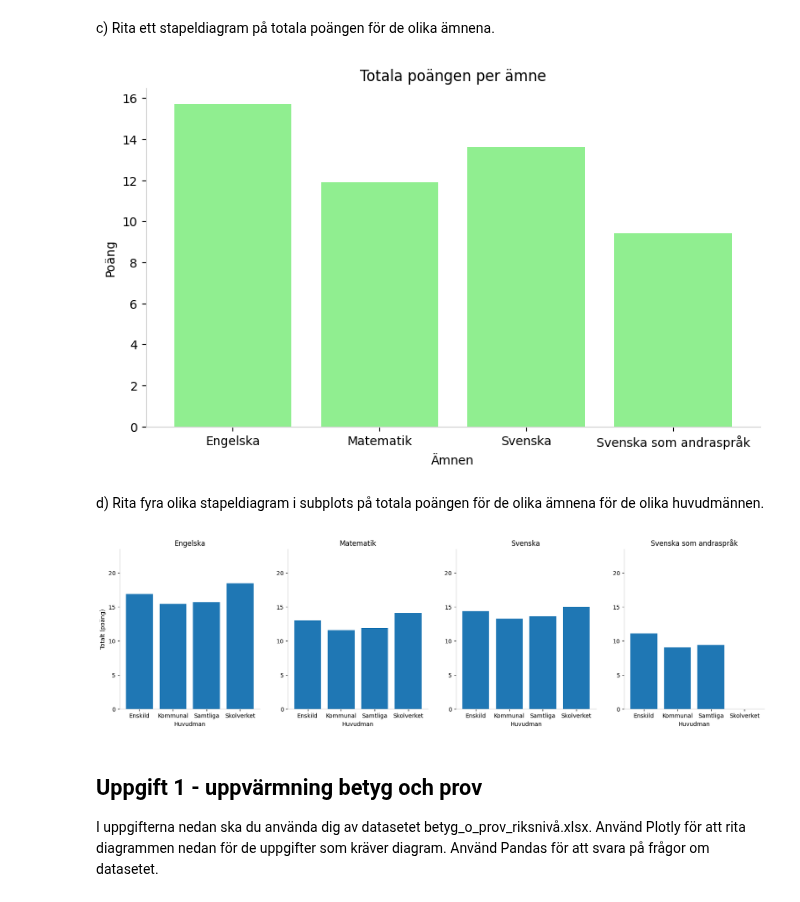
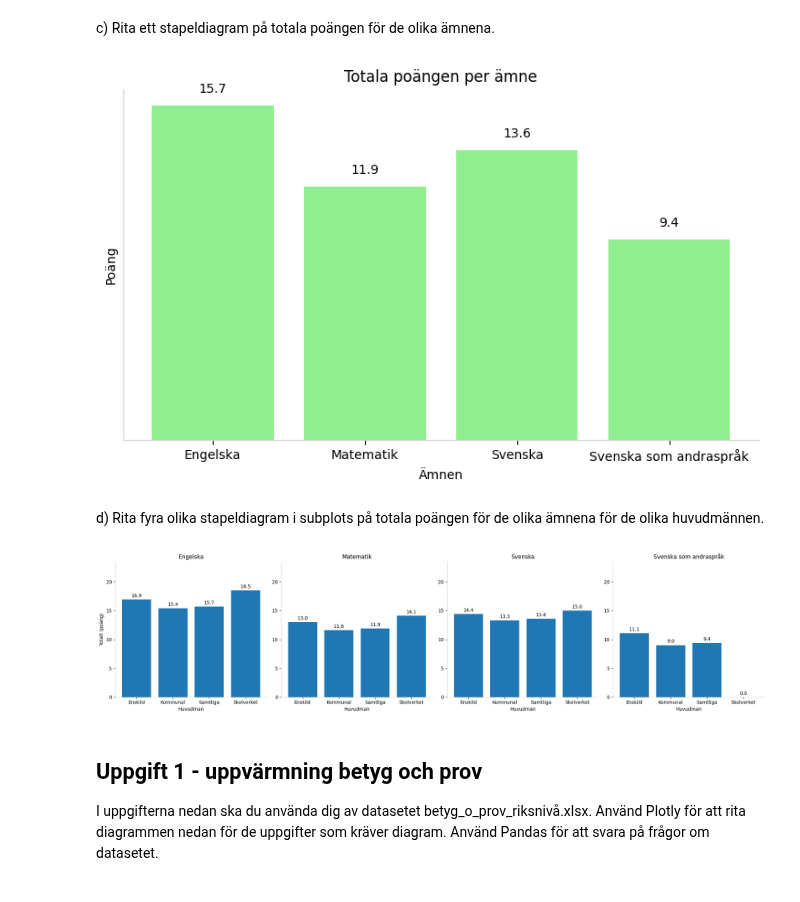
Before and after one commit to Joelholmb/Joel-Holmberg-OPA23, a Jupyter notebook: Labbar/Labb2.ipynb, the cells around one changed output. Saved outputs shown, nothing was run; the diff lists cells and outputs as text; code cells hidden in the pictures.

Commit message:
added annotations and removed yaxes ticks and labels

```diff
--- a/Labbar/Labb2.ipynb
+++ b/Labbar/Labb2.ipynb
@@ -78,7 +78,7 @@ subjects = ["Engelska", "Matematik", "Svenska", "Svenska som andraspråk"]
 points = [15.7, 11.9, 13.6, 9.4]
 
 plt.figure(figsize=(9, 5))
-plt.bar(subjects, points, color="Lightgreen")
+bars = plt.bar(subjects, points, color="Lightgreen")
 plt.title("Totala poängen per ämne")
 plt.xlabel("Ämnen")
 plt.ylabel("Poäng")
@@ -88,10 +88,18 @@ plt.gca().spines["right"].set_visible(False)
 plt.gca().spines["left"].set_color("lightgray")
 plt.gca().spines["bottom"].set_color("lightgray")
 
+# Annotera varje bar med dess värde
+for bar in bars:
+    yval = bar.get_height()
+    plt.text(bar.get_x() + bar.get_width()/2, yval + 0.5, round(yval, 1), ha='center', va='bottom')
+
+# Ta bort y-axelns ticks och labels
+plt.yticks([])
+
 plt.savefig("Labb2_visualiseringar/upg_c.png")
 plt.show()
 # %% [output]
-[figure, old version]
+[figure, new version]
 # %% [markdown]
 d) Rita fyra olika stapeldiagram i subplots på totala poängen för de olika ämnena för de olika huvudmännen.
 # %%
@@ -99,35 +107,46 @@ d) Rita fyra olika stapeldiagram i subplots på totala poängen för de olika ä
 for df in dataframes.values():
     df["Totalt (poäng)"] = pd.to_numeric(df["Totalt (poäng)"], errors='coerce')
 
 # Skapar en figur och subplots för varje ämne
 fig, axs = plt.subplots(1, len(subjects), figsize=(20, 5))
 
 # Hittar det högsta värdet bland alla staplar i alla DataFrames
 max_y_value = max(df['Totalt (poäng)'].max() for df in dataframes.values()) + 5  # Lägger till 5 enheter
 
 
 # Itererar över varje ämne och skapar ett stapeldiagram i varje subplot
 for i, subject in enumerate(subjects):
     df_subject = dataframes[subject]
     # Vi grupperar data efter 'Huvudman' och beräknar summan av 'Totalt (poäng)'
     df_grouped = df_subject.groupby("Huvudman")["Totalt (poäng)"].sum().reset_index()
     # Skapar stapeldiagrammet
-    axs[i].bar(df_grouped["Huvudman"], df_grouped["Totalt (poäng)"])
+    bars = axs[i].bar(df_grouped["Huvudman"], df_grouped["Totalt (poäng)"])
     axs[i].set_title(subject)
     axs[i].set_xlabel("Huvudman")
     axs[i].set_ylim(0, max_y_value)  # Justerar y-axeln enligt det beräknade maxvärdet
     if i == 0:  # Sätter y-axelns etikett endast för första subploten
         axs[i].set_ylabel("Totalt (poäng)")
 
+    # Tar bort spines och färglägger vänster och bottendelen.
     axs[i].spines["top"].set_visible(False)
     axs[i].spines["right"].set_visible(False)
     axs[i].spines["left"].set_color("lightgray")
     axs[i].spines["bottom"].set_color("lightgray")
 
+    # Annotera varje bar med dess värde
+    for bar in bars:
+        height = bar.get_height()
+        axs[i].annotate('{}'.format(height),
+                        xy=(bar.get_x() + bar.get_width() / 2, height),
+                        xytext=(0, 3),
+                        textcoords="offset points",
+                        ha='center', va='bottom')
+
+plt.tight_layout()
 plt.savefig("Labb2_visualiseringar/upg_d.png")
 plt.show()
 # %% [output]
-[figure, old version]
+[figure, new version]
 # %% [markdown]
 ## Uppgift 1 - uppvärmning betyg och prov
 I uppgifterna nedan ska du använda dig av datasetet betyg_o_prov_riksnivå.xlsx. Använd Plotly för att rita diagrammen
```
Also changed, not shown: parts of 5 cells of this notebook.
